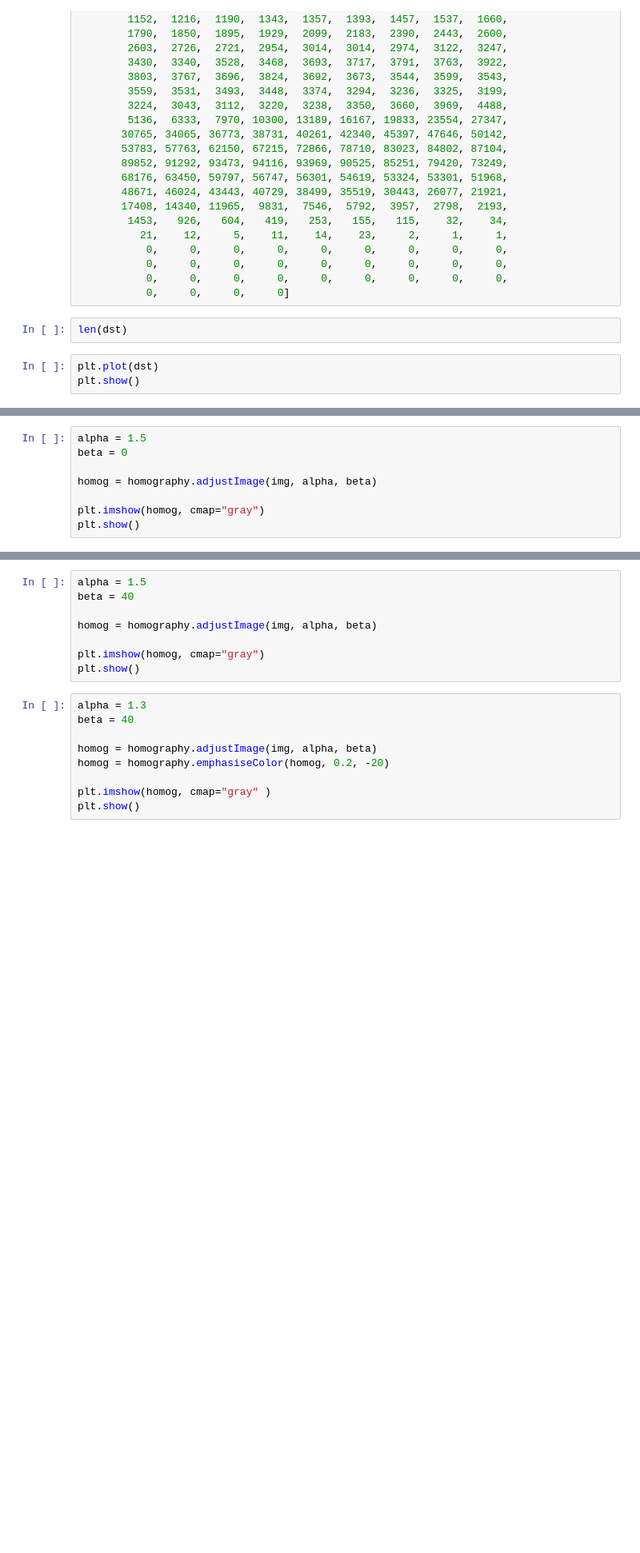
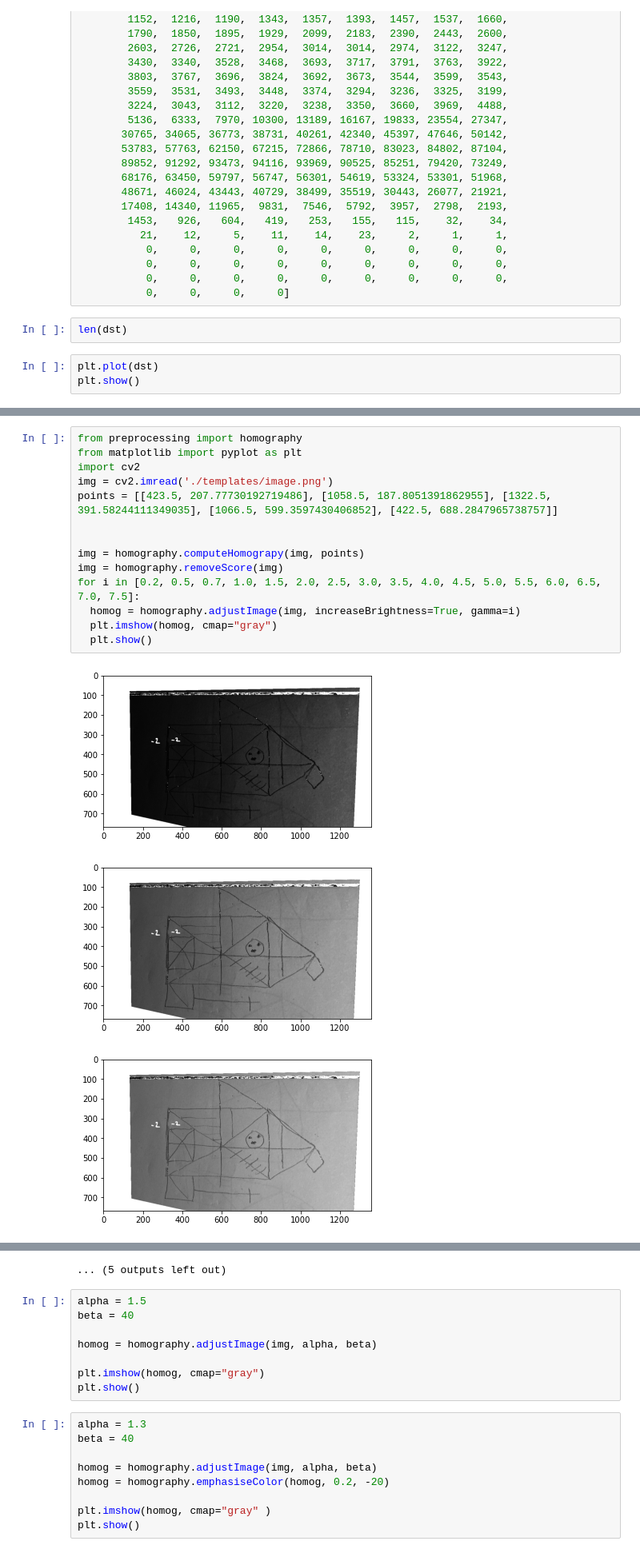
Before and after one commit to aidadenisa/api-rocf-eval, a Jupyter notebook: test.ipynb, the cells around one changed output, grey strips where cells are left out. Shown: that part at 80% size. Drawn from its saved outputs; the diff is of its cells as text; blank space fills up the shorter version.

```diff
--- a/test.ipynb
+++ b/test.ipynb
@@ -54,8 +51,18 @@ ValueError: shape mismatch: value array of shape (3,)  could not be broadcast to
-# %%
-alpha = 1.5
-beta = 0
-
-homog = homography.adjustImage(img, alpha, beta)
-
-plt.imshow(homog, cmap="gray")
-plt.show()
+# %%
+from preprocessing import homography
+from matplotlib import pyplot as plt
+import cv2
+img = cv2.imread('./templates/image.png')
+points = [[423.5, 207.77730192719486], [1058.5, 187.8051391862955], [1322.5, 391.58244111349035], [1066.5, 599.3597430406852], [422.5, 688.2847965738757]]
+
+
+img = homography.computeHomograpy(img, points)
+img = homography.removeScore(img)
+for i in [0.2, 0.5, 0.7, 1.0, 1.5, 2.0, 2.5, 3.0, 3.5, 4.0, 4.5, 5.0, 5.5, 6.0, 6.5, 7.0, 7.5]:
+  homog = homography.adjustImage(img, increaseBrightness=True, gamma=i)
+  plt.imshow(homog, cmap="gray")
+  plt.show()
+# %% [output]
+[figure, added]
+[figure, added]
+[figure, added]
@@ -62,3 +78,4 @@ plt.show()
+... (5 outputs left out)
 # %%
 alpha = 1.5
 beta = 40
```
Also changed, not shown: parts of 2 cells of this notebook.
